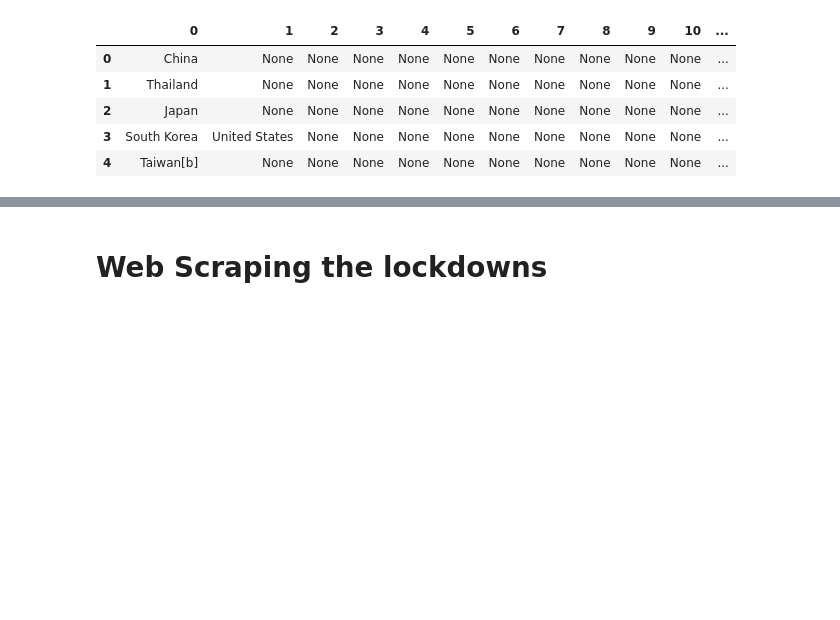
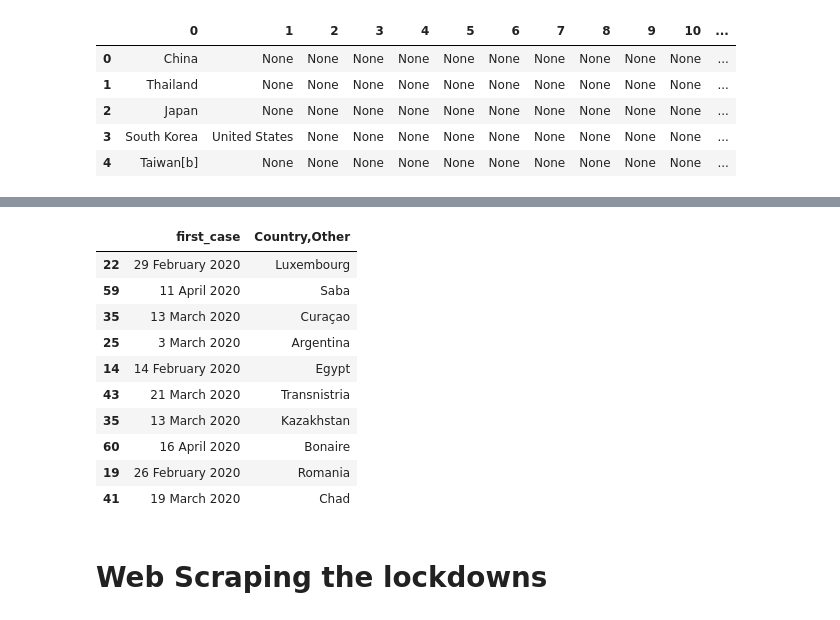
Before and after one commit to mdbruchard/Covid-19_analysis, a Jupyter notebook: Web_scrapping.ipynb, the cells around one changed output, grey strips where cells are left out. Cells and saved outputs as stored; diff of their text form; code cells hidden in the pictures; blank space fills up the shorter version.

```diff
--- a/Web_scrapping.ipynb
+++ b/Web_scrapping.ipynb
@@ -323,0 +236,14 @@ df_covid.tail(10)
+# %%
+x.sample(10)
+# %% [output]
+|  | first_case | Country,Other |
+| 22 | 29 February 2020 | Luxembourg |
+| 59 | 11 April 2020 | Saba |
+| 35 | 13 March 2020 | Curaçao |
+| 25 | 3 March 2020 | Argentina |
+| 14 | 14 February 2020 | Egypt |
+| 43 | 21 March 2020 | Transnistria |
+| 35 | 13 March 2020 | Kazakhstan |
+| 60 | 16 April 2020 | Bonaire |
+| 19 | 26 February 2020 | Romania |
+| 41 | 19 March 2020 | Chad |
```
Also changed, not shown: parts of 23 cells of this notebook, 5 other files.
